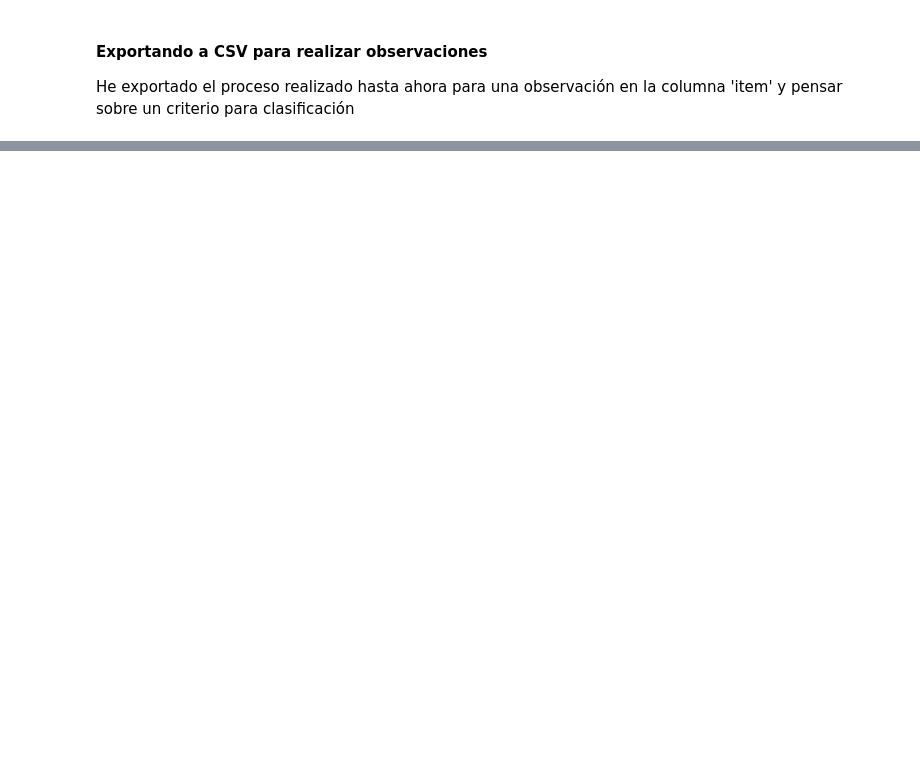
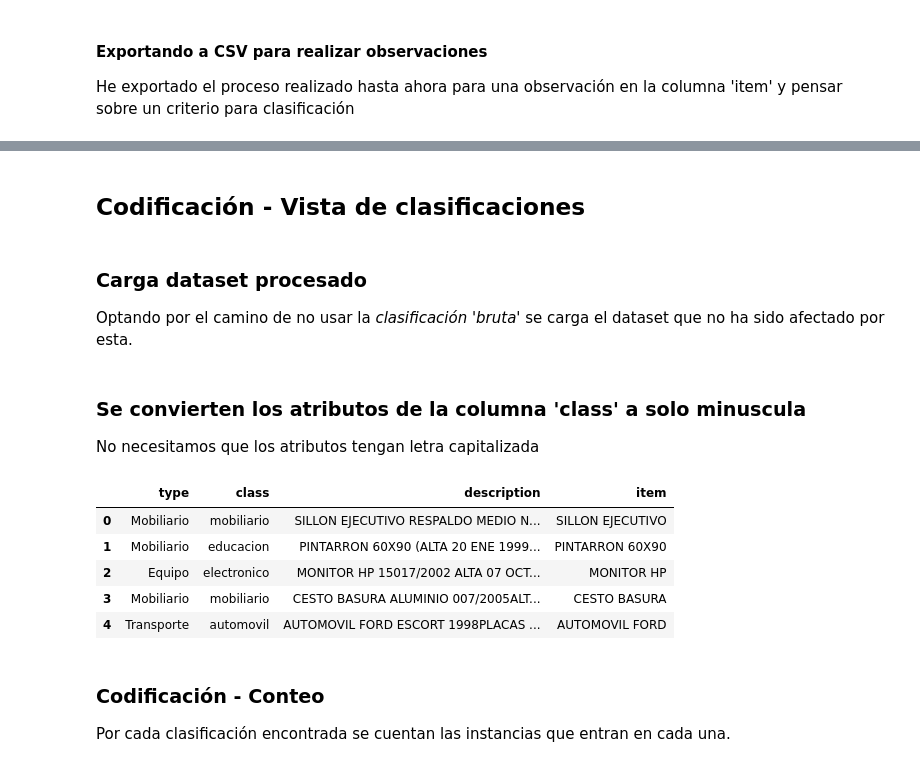
Before and after one commit to AlexString/jupyter-notebook-data-classification, a Jupyter notebook: 2_A9_DataCleansing_And_Classification/A09_Lopez_Cadena_Ricardo.ipynb, the cells around one changed output, grey strips where cells are left out. Saved outputs shown, nothing was run; the diff lists cells and outputs as text; code cells hidden in the pictures; blank space fills up the shorter version.

```diff
--- a/2_A9_DataCleansing_And_Classification/A09_Lopez_Cadena_Ricardo.ipynb
+++ b/2_A9_DataCleansing_And_Classification/A09_Lopez_Cadena_Ricardo.ipynb
@@ -287,2 +320,7 @@ Si se usó `bruteClassificationOnClass()` se hace una limpieza "Bruta": eliminan
 #dataFrameCopy = cleanDatasetRows(dataFrameCopy)
 #dataFrameCopy.to_csv('dataset_processed_used_nan.csv')
+# %% [markdown]
+## Codificación - Vista de clasificaciones
+# %% [markdown]
+### Carga dataset procesado
+Optando por el camino de no usar la *clasificación 'bruta'* se carga el dataset que no ha sido afectado por esta.
@@ -288,0 +329,3 @@ Si se usó `bruteClassificationOnClass()` se hace una limpieza "Bruta": eliminan
+# %% [markdown]
+### Se convierten los atributos de la columna 'class' a solo minuscula
+No necesitamos que los atributos tengan letra capitalizada
@@ -288,0 +334,14 @@ Si se usó `bruteClassificationOnClass()` se hace una limpieza "Bruta": eliminan
+# %%
+groupDataSet["class"] = groupDataSet.astype(str).apply(lambda x: x["class"].casefold(),axis=1)
+
+groupDataSet.head()
+# %% [output]
+|  | type | class | description | item |
+| 0 | Mobiliario | mobiliario | SILLON EJECUTIVO RESPALDO MEDIO N... | SILLON EJECUTIVO |
+| 1 | Mobiliario | educacion | PINTARRON 60X90 (ALTA 20 ENE 1999... | PINTARRON 60X90 |
+| 2 | Equipo | electronico | MONITOR HP 15017/2002 ALTA 07 OCT... | MONITOR HP |
+| 3 | Mobiliario | mobiliario | CESTO BASURA ALUMINIO 007/2005ALT... | CESTO BASURA |
+| 4 | Transporte | automovil | AUTOMOVIL FORD ESCORT 1998PLACAS ... | AUTOMOVIL FORD |
+# %% [markdown]
+### Codificación - Conteo
+Por cada clasificación encontrada se cuentan las instancias que entran en cada una.
```
Also changed, not shown: parts of 25 cells of this notebook.
